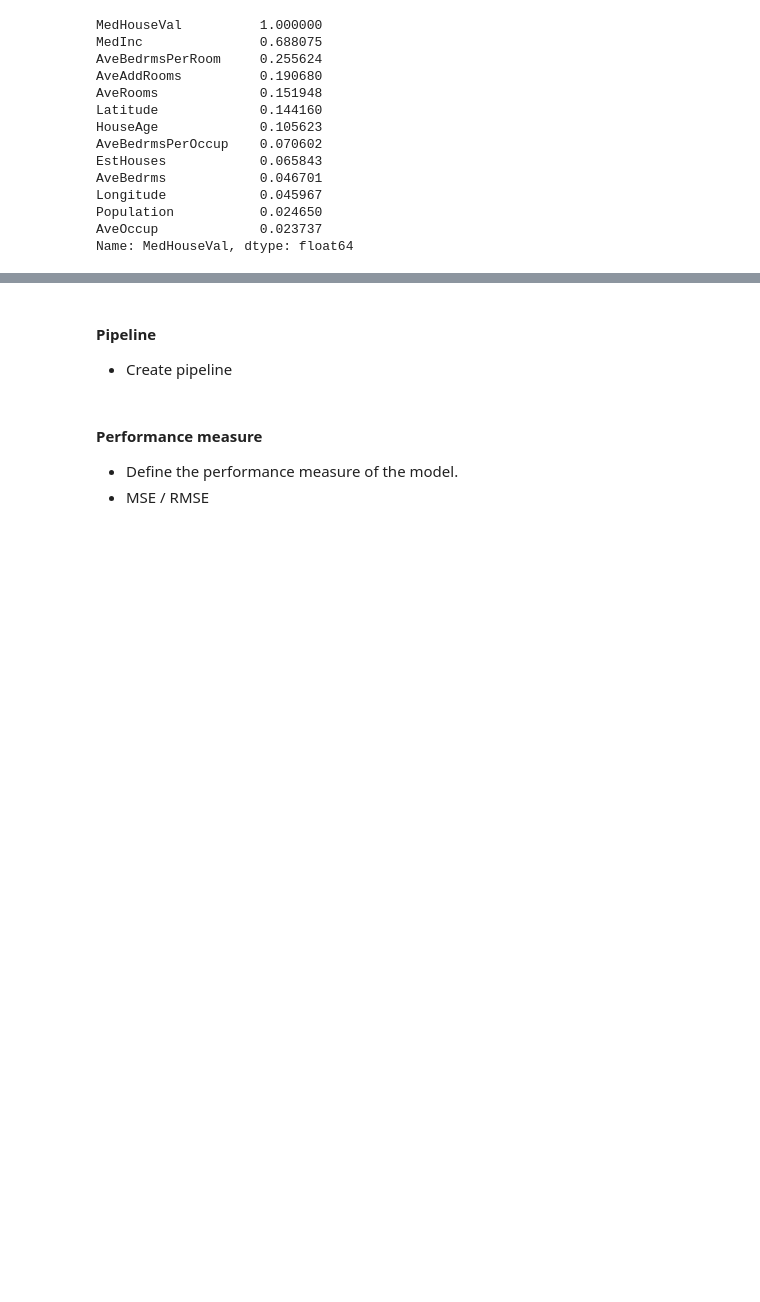
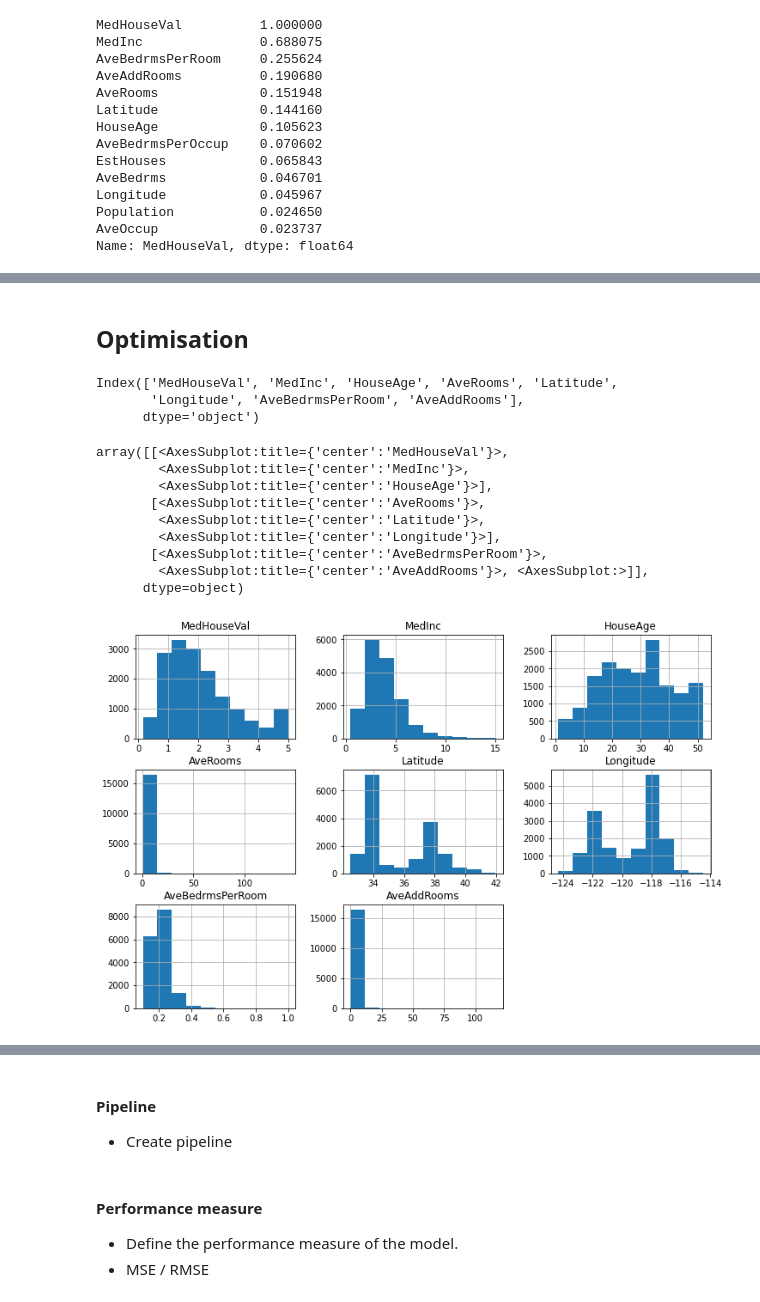
Before and after one commit to kaihulme/ml-analysis, a Jupyter notebook: notebooks/03_regression.ipynb, the cells around one changed output, grey strips where cells are left out. Saved outputs shown, nothing was run; the diff lists cells and outputs as text; code cells hidden in the pictures; blank space fills up the shorter version.

```diff
--- a/notebooks/03_regression.ipynb
+++ b/notebooks/03_regression.ipynb
@@ -340,8 +342,8 @@ Create testing and training sets.
 # %%
 X_train, X_test, y_train, y_test = train_test_split(X, y, test_size=0.2)
 # %%
-data_train = pd.concat((y_train, X_train))
-data_test = pd.concat((y_test, X_test))
+data_train = pd.concat((y_train, X_train), axis=1)
+data_test = pd.concat((y_test, X_test), axis=1)
 # %% [markdown]
 #### Create the model
 
@@ -395,3 +427,5 @@ We shall try dropping all non-geographical features with a correlation with `Med
 # %%
-X_train_less = X_train.drop(['AveBedrmsPerOccup', 'EstHouses', 'AveBedrms', 'Population', 'AveOccup'], axis=1, inplace=False)
-print(X_train_less.columns)
+drop_features = ['AveBedrmsPerOccup', 'EstHouses', 'AveBedrms',
+                 'Population', 'AveOccup']
+X_train_less = X_train.drop(drop_features, axis=1, inplace=False)
+data_train_less = data_train.drop(drop_features, axis=1, inplace=False)
@@ -410,0 +453,21 @@ with bayesian_linreg(X_train, y_train):
+# %% [markdown]
+## Optimisation
+# %%
+data_train_less.columns
+# %% [output]
+Index(['MedHouseVal', 'MedInc', 'HouseAge', 'AveRooms', 'Latitude',
+       'Longitude', 'AveBedrmsPerRoom', 'AveAddRooms'],
+      dtype='object')
+# %%
+data_train_less.hist(figsize=(12, 8))
+# %% [output]
+array([[<AxesSubplot:title={'center':'MedHouseVal'}>,
+        <AxesSubplot:title={'center':'MedInc'}>,
+        <AxesSubplot:title={'center':'HouseAge'}>],
+       [<AxesSubplot:title={'center':'AveRooms'}>,
+        <AxesSubplot:title={'center':'Latitude'}>,
+        <AxesSubplot:title={'center':'Longitude'}>],
+       [<AxesSubplot:title={'center':'AveBedrmsPerRoom'}>,
+        <AxesSubplot:title={'center':'AveAddRooms'}>, <AxesSubplot:>]],
+      dtype=object)
+[figure, added]
```
Also changed, not shown: parts of 36 cells of this notebook, 4 other files.
